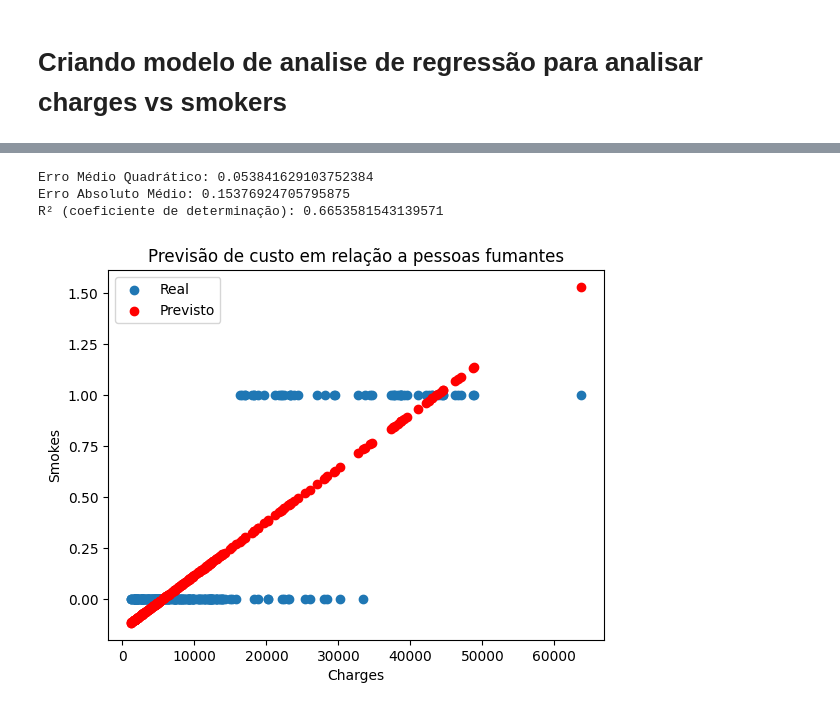
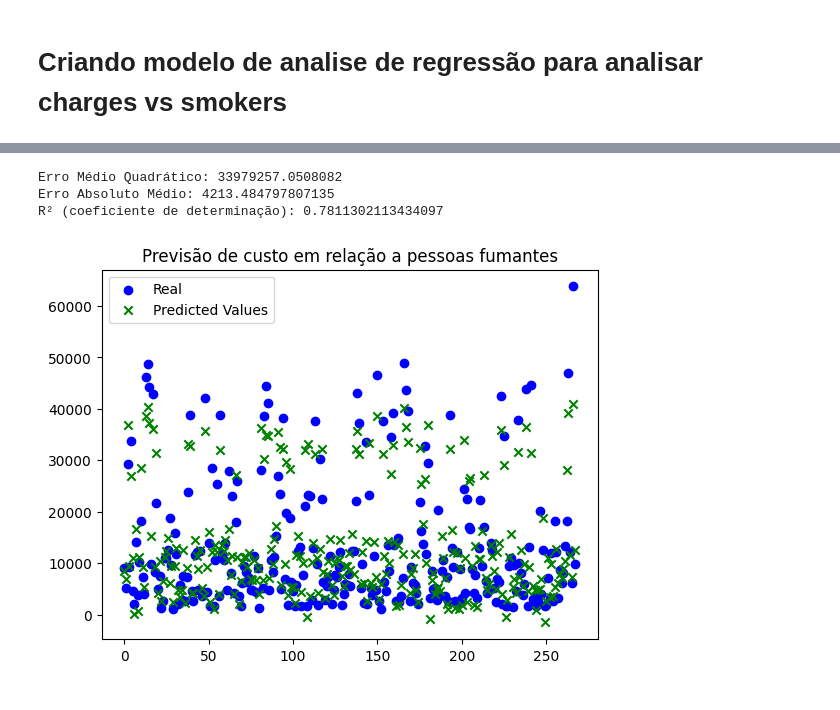
Before and after one commit to JrFarias/postech-iadev, a Jupyter notebook: Projeto_1.ipynb, the cells around one changed output, grey strips where cells are left out. Cells and saved outputs as stored; diff of their text form; code cells hidden in the pictures.

Commit message:
adding models

```diff
--- a/Projeto_1.ipynb
+++ b/Projeto_1.ipynb
@@ -332,8 +342,8 @@ dataset_smokers = dataset[['age', 'sex', 'bmi', 'children', 'smoker']]  # Rótul
 
 x_train, x_test, y_train, y_test = train_test_split(dataset_smokers, dataset_chages, test_size=0.2, random_state=42)
 
-modelo = LinearRegression()
-modelo.fit(x_train, y_train)
+lr = LinearRegression()
+lr.fit(x_train, y_train)
 
 # Fazendo previsões no conjunto de teste
-previsoes = modelo.predict(y_train)
+previsoes = lr.predict(x_test)
@@ -361,24 +350,23 @@ y_train
 # %%
 from sklearn.metrics import mean_squared_error, mean_absolute_error, r2_score
 
-erro_medio_quadratico = mean_squared_error(smokers_test, previsoes)
-erro_absoluto_medio = mean_absolute_error(smokers_test, previsoes)
-r_quadrado = r2_score(smokers_test, previsoes)
+erro_medio_quadratico = mean_squared_error(y_test, previsoes)
+erro_absoluto_medio = mean_absolute_error(y_test, previsoes)
+r_quadrado = r2_score(y_test, previsoes)
 
 print(f'Erro Médio Quadrático: {erro_medio_quadratico}')
 print(f'Erro Absoluto Médio: {erro_absoluto_medio}')
 print(f'R² (coeficiente de determinação): {r_quadrado}')
 
 # Visualizando as previsões
-plt.scatter(y_test, smokers_test, label='Real')
-plt.scatter(y_test, previsoes, label='Previsto', color='red')
-plt.xlabel('Charges')
-plt.ylabel('Smokes')
+plt.scatter(np.arange(len(y_test)), y_test, label='Real', color='blue', marker='o')
+plt.scatter(np.arange(len(previsoes)), previsoes, label='Predicted Values', color='green', marker='x')
+
 plt.title('Previsão de custo em relação a pessoas fumantes')
 plt.legend()
 plt.show()
 # %% [output]
-Erro Médio Quadrático: 0.053841629103752384
-Erro Absoluto Médio: 0.15376924705795875
-R² (coeficiente de determinação): 0.6653581543139571
+Erro Médio Quadrático: 33979257.0508082
+Erro Absoluto Médio: 4213.484797807135
+R² (coeficiente de determinação): 0.7811302113434097
-[figure, old version]
+[figure, new version]
```
Also changed, not shown: parts of 23 cells of this notebook, 1 other file.
